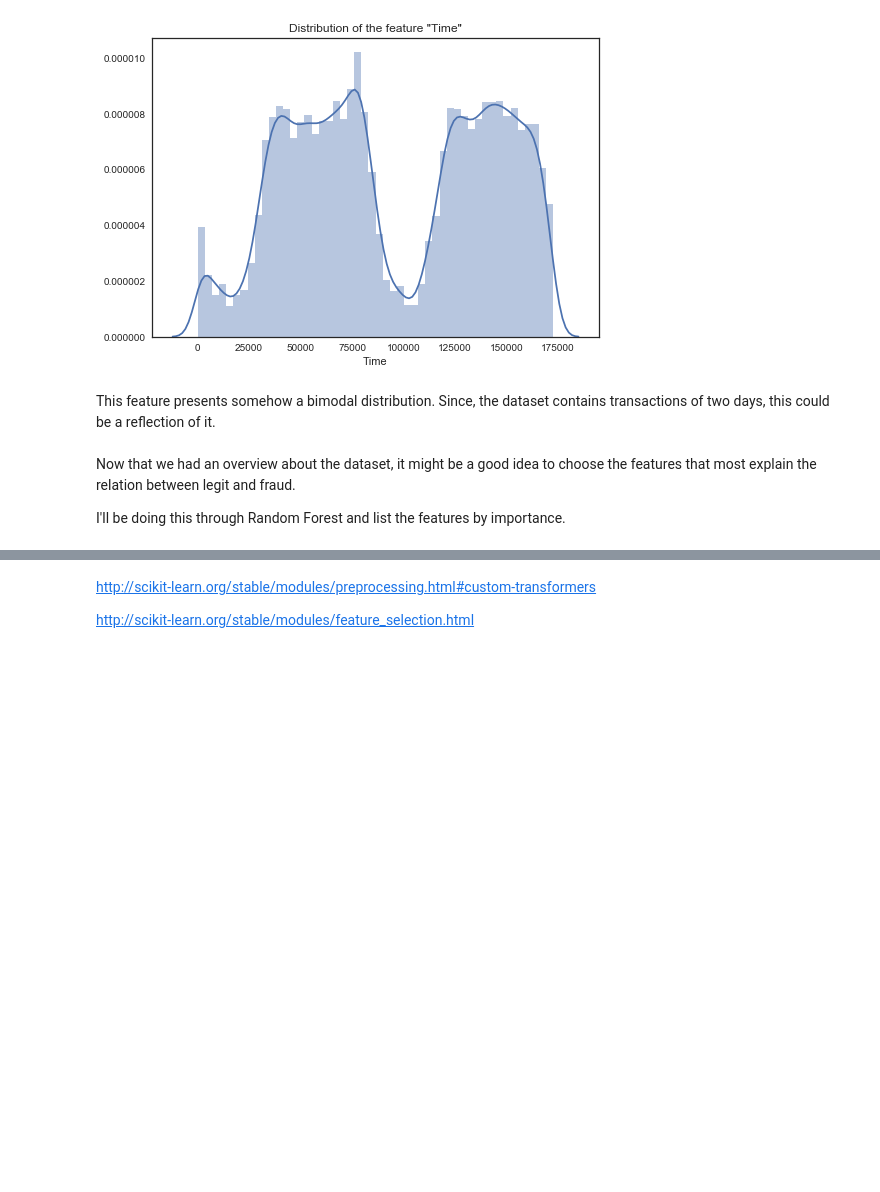
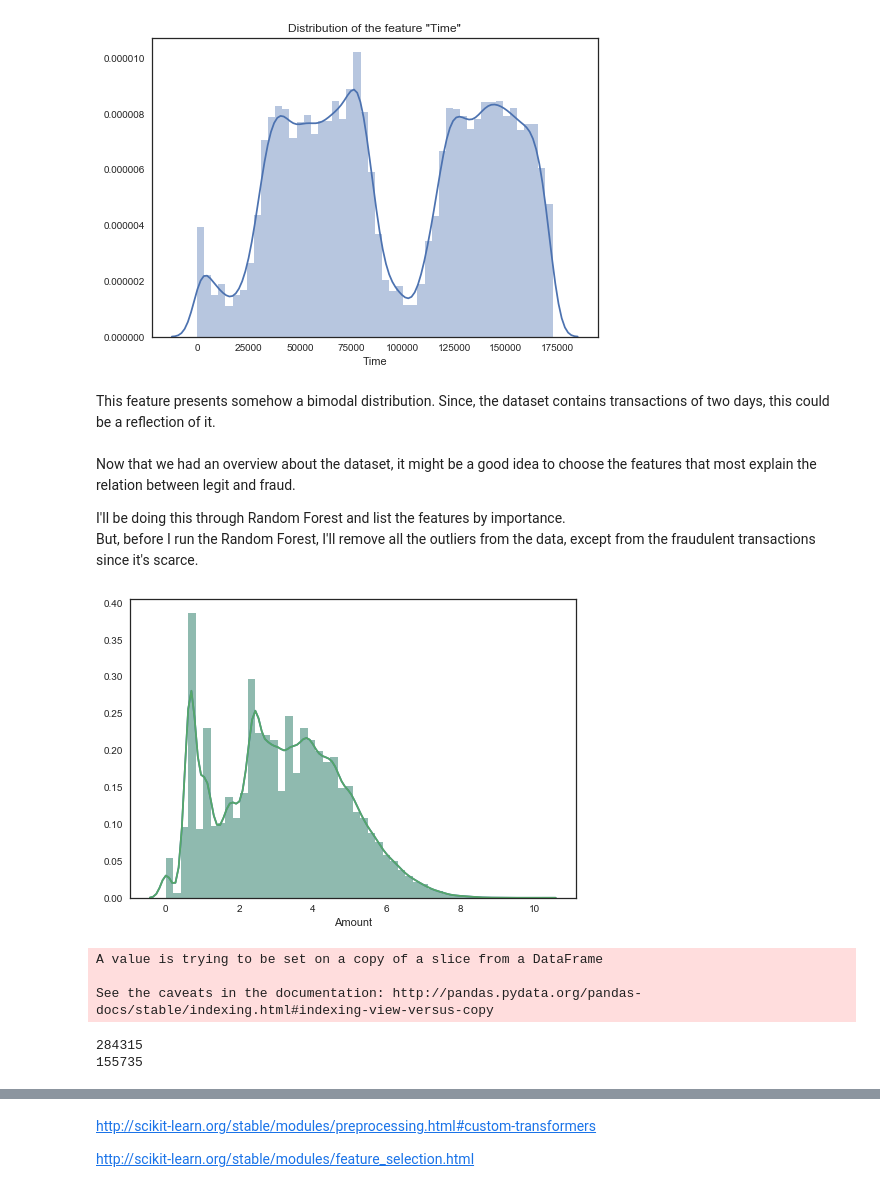
Before and after one commit to NekuSakuraba/machine-learning, a Jupyter notebook: projects/capstone/project/Project Development.ipynb, the cells around one changed output, grey strips where cells are left out. Saved outputs shown, nothing was run; the diff lists cells and outputs as text; code cells hidden in the pictures; blank space fills up the shorter version.

```diff
--- a/projects/capstone/project/Project Development.ipynb
+++ b/projects/capstone/project/Project Development.ipynb
@@ -145,7 +161,11 @@ fig.savefig('imgs/fig4.png')
 This feature presents somehow a bimodal distribution. Since, the dataset contains transactions of two days, this could be a reflection of it. <br /><br />
 Now that we had an overview about the dataset, it might be a good idea to choose the features that most explain the relation between legit and fraud.
 
-I'll be doing this through Random Forest and list the features by importance.
+I'll be doing this through Random Forest and list the features by importance. <br />
+But, before I run the Random Forest, I'll remove all the outliers from the data, except from the fraudulent transactions since it's scarce.
 # %%
 # Since I won't be working with recurrent model, I'll be ignoring this feature
 del df['Time']
+# %%
+# making a copy of the data to work
+X = df.iloc[:,:]
@@ -151,0 +176,6 @@ del df['Time']
+# %%
+# Checking the Amount distribution
+sns.distplot(X.Amount)
+plt.show()
+# %% [output]
+[figure, added]
@@ -151,0 +185,25 @@ del df['Time']
+# %%
+# removing outliers from legit sample
+for idx, feat in enumerate(legit.columns):
+    q75, q25 = np.percentile(legit[feat], [75 ,25])
+    iqr_ = iqr(legit[feat])*1.5
+
+    greater = np.array(legit[feat] < q25 - iqr_, dtype=bool)
+    legit.loc[greater, feat] = np.nan
+
+    lower   = np.array(legit[feat] > q75 + iqr_, dtype=bool)
+    legit.loc[lower, feat] = np.nan
+# %% [output]
+A value is trying to be set on a copy of a slice from a DataFrame
+
+See the caveats in the documentation: http://pandas.pydata.org/pandas-docs/stable/indexing.html#indexing-view-versus-copy
+# %%
+print len(legit)
+legit.head()
+
+# dropping samples with any na
+X = pd.DataFrame.dropna(legit, how='any')
+print len(X)
+# %% [output]
+284315
+155735
```
Also changed, not shown: parts of 42 cells of this notebook, 2 other files.
